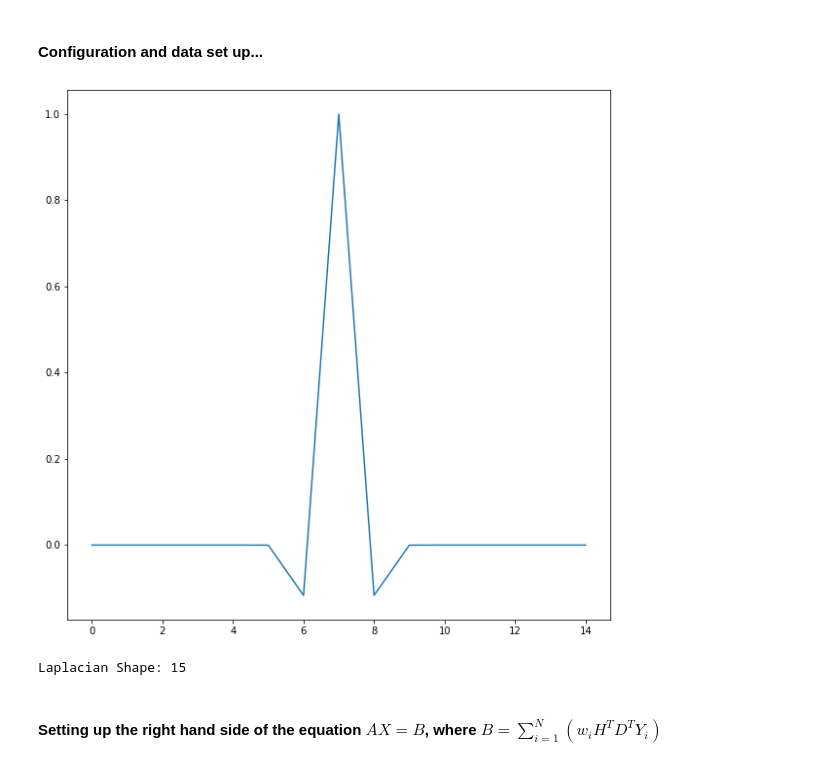
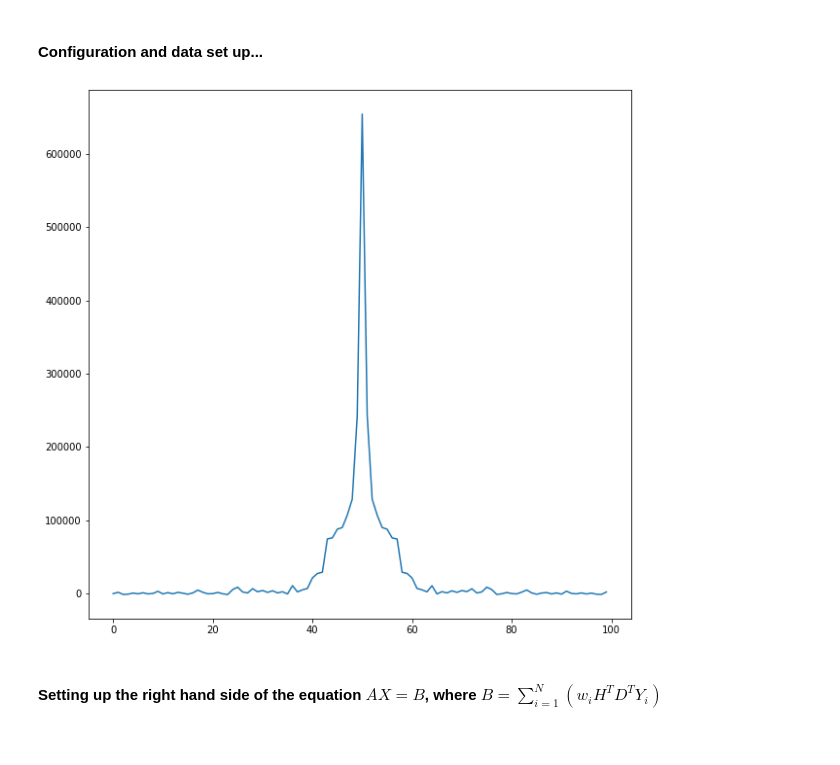
Before and after one commit to adamrcampbell/supy-res-imaging, a Jupyter notebook: notebooks/System of Linear Equations.ipynb, the cells around one changed output. Drawn from its saved outputs; the diff is of its cells as text; code cells hidden in the pictures.

```diff
--- a/notebooks/System of Linear Equations.ipynb
+++ b/notebooks/System of Linear Equations.ipynb
@@ -160,7 +160,7 @@ l = 100
 m = 50
 n = timesteps // timesteps_per_y
 w = np.ones(n)
-β = 0.877306662123742
+β = 1.631635943
 
 # all time steps direct image
 # filename = "../data/direct_image_ts_0_29.bin"
@@ -192,7 +192,7 @@ x_psf = np.pad(x_psf, ((1, 0), (1, 0))) # pad with new 0th row/col to ensure tri
 # plt.plot(x_psf[x_psf.shape[0]//2])
 # plt.show()
 
-trim_half_len = 11
+trim_half_len = 2
 psf_min = l//2 - (trim_half_len - 1)
 psf_max = l//2 + trim_half_len
 # x_psf = x_psf.reshape(l, l)[psf_min:psf_max, psf_min:psf_max]
@@ -211,54 +211,53 @@ y = np.zeros((n, m, m))
 # batched time steps direct images
 for i in np.arange(n):
     filename = f"../data/direct_image_ts_{i * timesteps_per_y}_{i * timesteps_per_y + timesteps_per_y - 1}.bin"
     y[i] = np.fromfile(filename, dtype=np.float32).reshape(m, m)
     y[i] = normalise(y[i])
     # show_image(y[i], f"$Y_{i}$", flip_x_axis=True)
 
 # batched time steps point spread functions
 # for i in np.arange(N):
 #     start = i * timesteps_per_y
 #     end = start + timesteps_per_y - 1
 #     filename = "../data/direct_psf_ts_%d_%d.bin" % (start, end)
 #     Y_i_psf = np.fromfile(filename, dtype=np.float32)
 #     Y_i_psf = Y_i_psf.reshape(L, L)
 #     # show_image(Y_i_psf, "$Y_{%d}$ PSF" % i)
 
 # Decimation matrix
 d = decimation_matrix(l, m) # takes the sum of 4 l neighbours to form 1 m pixel
 
 # Blur matrix (psf)
 h = convolution_matrix(l, x_psf_trimmed)
 
 # Sharpening matrix (laplacian)
-# laplacian = np.array([[0, -1,  0], [-1,  4, -1], [0, -1,  0]], dtype=np.float32)
-# s = convolution_matrix(l, laplacian)
+laplacian = np.array([[0, -1,  0], [-1,  4, -1], [0, -1,  0]], dtype=np.float32)
+s = convolution_matrix(l, laplacian)
 
-# plt.plot(x_psf[x_psf.shape[0]//2])
+plt.plot(x_psf[x_psf.shape[0]//2])
+plt.show()
+
+# psf_central_support = 15 # num pixels around centre of PSF which represent approx 1/3 of the curve, maybe a bit bigger for padding
+# downsampling = np.linspace(-(psf_central_support-1)//2, (psf_central_support-1)//2, num=psf_central_support)
+# lap_of_gauss = np.zeros((downsampling.shape[0], downsampling.shape[0]), np.float32)
+# lap_gauss_σ = 1.0 # need to play around with this to get similar structure to true laplacian 3x3
+# for i in np.arange(downsampling.shape[0]):
+#     for j in np.arange(downsampling.shape[0]):
+#         lap_of_gauss[i][j] = -laplacian_of_gaussian(downsampling[i], downsampling[j], lap_gauss_σ)
+
+# lap_of_gauss /= np.max(lap_of_gauss)
+
+# plt.plot(lap_of_gauss[lap_of_gauss.shape[0]//2])
 # plt.show()
-
-psf_central_support = 15 # num pixels around centre of PSF which represent approx 1/3 of the curve, maybe a bit bigger for padding
-downsampling = np.linspace(-(psf_central_support-1)//2, (psf_central_support-1)//2, num=psf_central_support)
-lap_of_gauss = np.zeros((downsampling.shape[0], downsampling.shape[0]), np.float32)
-lap_gauss_σ = 1.0 # need to play around with this to get similar structure to true laplacian 3x3
-for i in np.arange(downsampling.shape[0]):
-    for j in np.arange(downsampling.shape[0]):
-        lap_of_gauss[i][j] = -laplacian_of_gaussian(downsampling[i], downsampling[j], lap_gauss_σ)
-
-lap_of_gauss /= np.max(lap_of_gauss)
-
-plt.plot(lap_of_gauss[lap_of_gauss.shape[0]//2])
-plt.show()
-s = convolution_matrix(l, lap_of_gauss)
-β *= 4.0
-print(f"Laplacian Shape: {lap_of_gauss.shape[0]}")
+# s = convolution_matrix(l, lap_of_gauss)
+# β *= 4.0
+# print(f"Laplacian Shape: {lap_of_gauss.shape[0]}")
 
 # Notes to self: seems like lap_gauss_σ sits around 1.41 for this example, any higher or lower results in worse RRMSE. Changing the psf_central_support makes no difference, and taking more samples (i.e. num)
 # just means that lap_gauss_σ is multiplied by the factor of difference (i.e., double the num samples needs double the lap_gauss_σ). Also found that beta is best multiplied by 4.0, not 16 (the square).
 # Not sure what to do from here... seems like the laplacian of gaussian doesnt really serve any beneficial purpose...
 # %% [output]
-[figure, old version]
+[figure, new version]
-Laplacian Shape: 15
 # %% [markdown]
 #### Setting up the right hand side of the equation $AX = B$, where $B = \sum\limits_{i=1}^N (w_iH^TD^TY_i)$
 # %%
```
Also changed, not shown: parts of 1 cell of this notebook, 7 other files.
